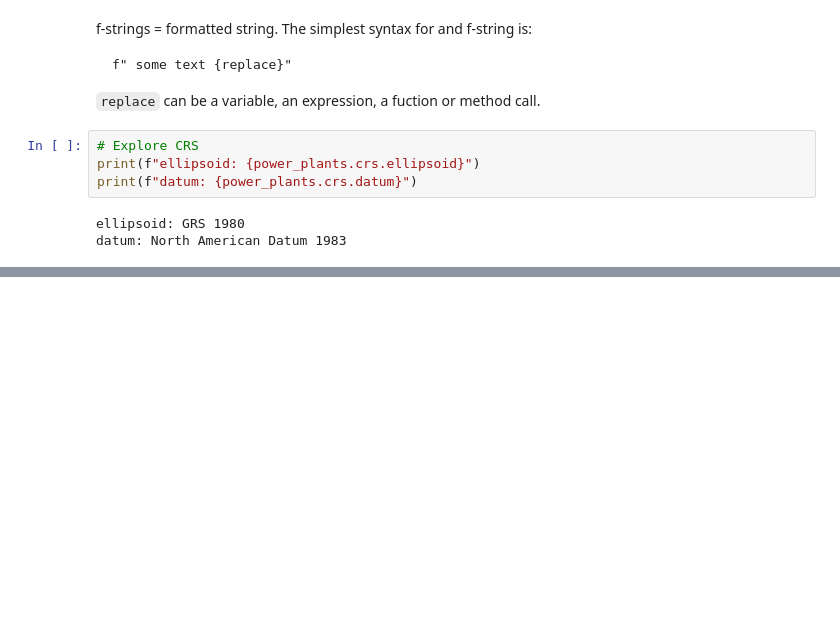
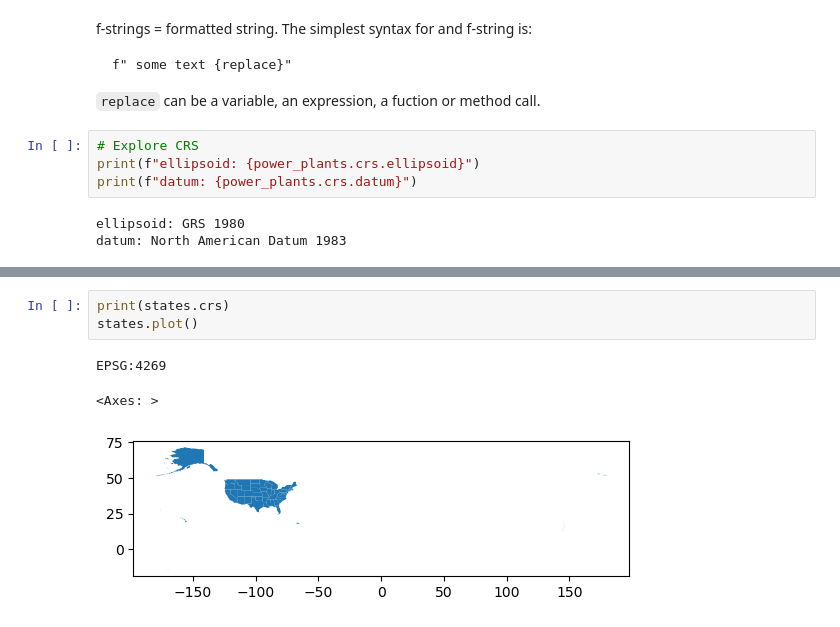
Before and after one commit to carmengg/eds220-2025-in-class, a Jupyter notebook: week5-streamline-your-code.ipynb, the cells around one changed output, grey strips where cells are left out. Drawn from its saved outputs; the diff is of its cells as text; blank space fills up the shorter version.

```diff
--- a/week5-streamline-your-code.ipynb
+++ b/week5-streamline-your-code.ipynb
@@ -102,0 +119,7 @@ print(f"{'Is the CRS projected?': <25} {power_plants.crs.is_projected}")
+# %%
+print(states.crs)
+states.plot()
+# %% [output]
+EPSG:4269
+<Axes: >
+[figure, added]
```
Also changed, not shown: parts of 33 cells of this notebook.
